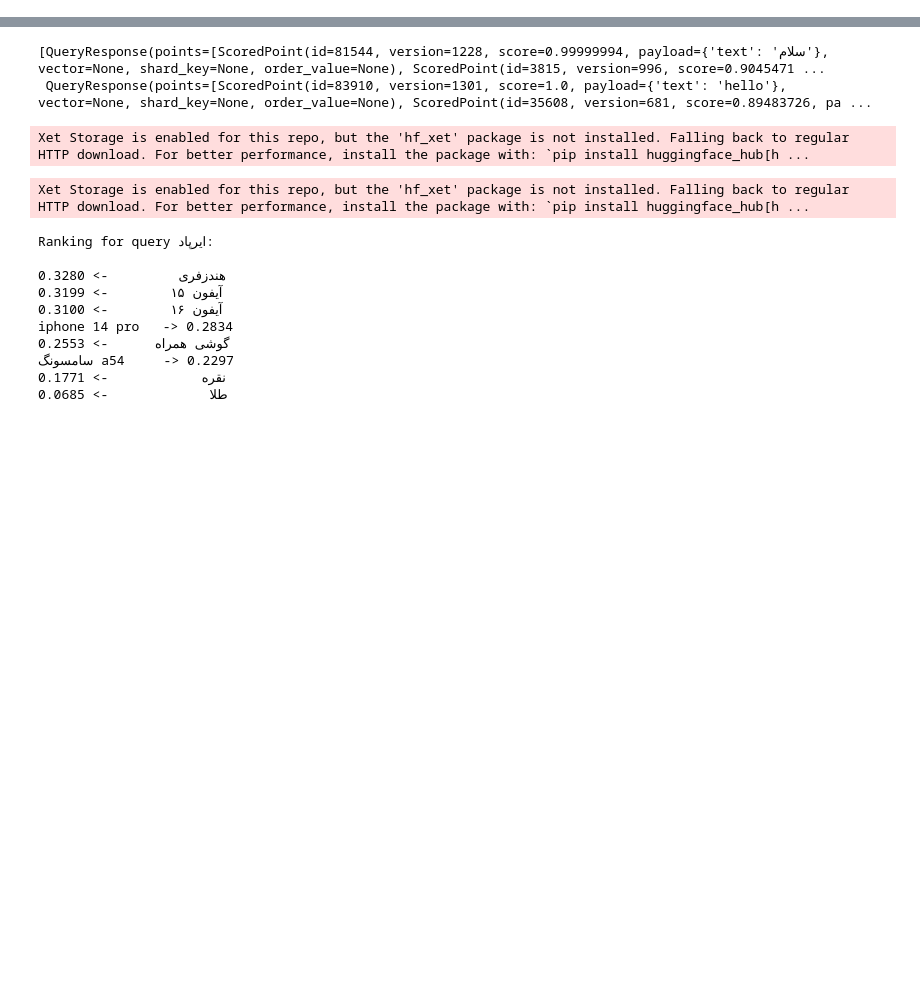
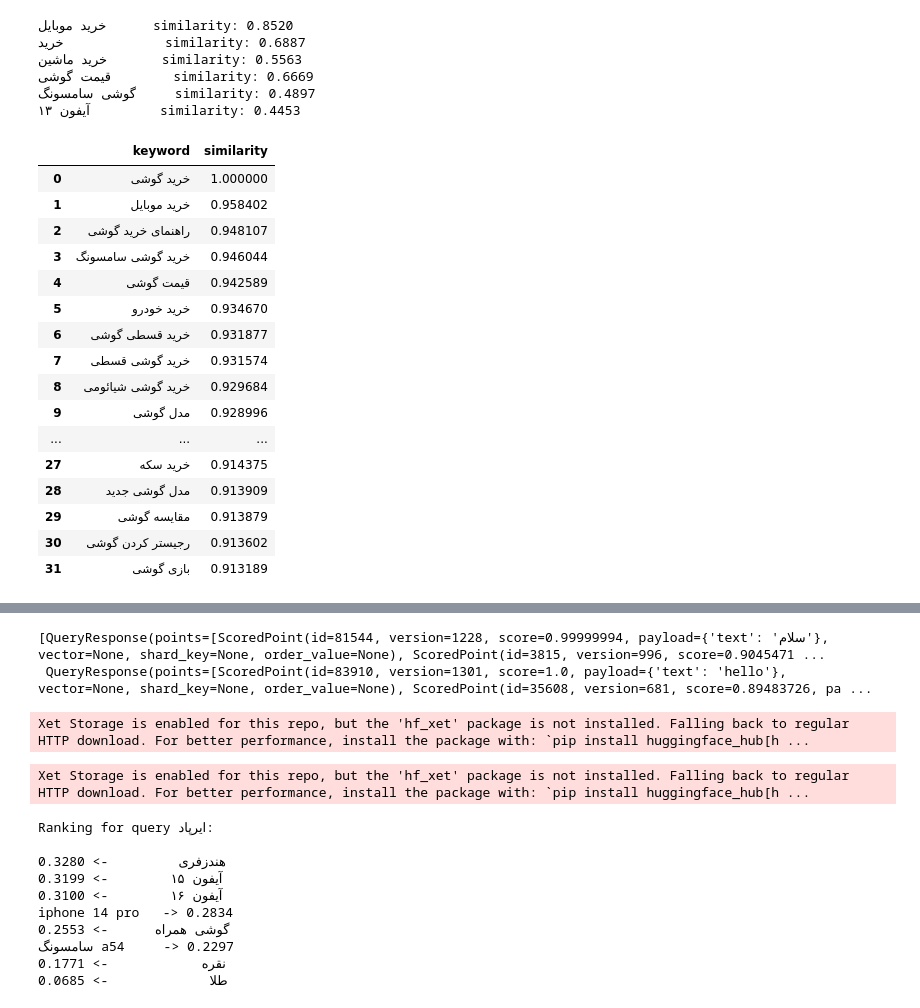
Before and after one commit to khoda81/seo-embeddings, a Jupyter notebook: Playground.ipynb, the cells around one changed output, grey strips where cells are left out. Cells and saved outputs as stored; diff of their text form; code cells hidden in the pictures; blank space fills up the shorter version.

```diff
--- a/Playground.ipynb
+++ b/Playground.ipynb
@@ -0,0 +1,76 @@
+# %%
+import os
+from openai import OpenAI
+import numpy as np
+import dotenv
+
+dotenv.load_dotenv()
+
+client = OpenAI(
+    base_url="https://openrouter.ai/api/v1",
+    api_key=os.environ["OPENROUTER_KEY"],
+)
+# %% [output]
+خرید موبایل      similarity: 0.8520
+خرید             similarity: 0.6887
+خرید ماشین       similarity: 0.5563
+قیمت گوشی        similarity: 0.6669
+گوشی سامسونگ     similarity: 0.4897
+آیفون ۱۳         similarity: 0.4453
+# %%
+import pandas as pd
+
+pd.DataFrame(
+    [
+        {"keyword": "خرید گوشی", "similarity": 1},
+        {"keyword": "خرید موبایل", "similarity": 0.9584024},
+        {"keyword": "راهنمای خرید گوشی", "similarity": 0.9481071},
+        {"keyword": "خرید گوشی سامسونگ", "similarity": 0.9460437},
+        {"keyword": "قیمت گوشی", "similarity": 0.9425894},
+        {"keyword": "خرید خودرو", "similarity": 0.93466973},
+        {"keyword": "خرید قسطی گوشی", "similarity": 0.93187654},
+        {"keyword": "خرید گوشی قسطی", "similarity": 0.9315735},
+        {"keyword": "خرید گوشی شیائومی", "similarity": 0.9296842},
+        {"keyword": "مدل گوشی", "similarity": 0.92899555},
+        {"keyword": "خرید ماشین", "similarity": 0.92860407},
+        {"keyword": "بررسی گوشی", "similarity": 0.9285378},
+        {"keyword": "خرید گوشی اقساطی", "similarity": 0.9273323},
+        {"keyword": "خرید اقساطی گوشی", "similarity": 0.926999},
+        {"keyword": "سایت گوشی", "similarity": 0.9258904},
+        {"keyword": "قیمت گوشی ها", "similarity": 0.92360723},
+        {"keyword": "گوشی جدید", "similarity": 0.9221949},
+        {"keyword": "قیمت گوشی موبایل", "similarity": 0.9197501},
+        {"keyword": "بررسی گوشی ها", "similarity": 0.91826355},
+        {"keyword": "خرید ارز", "similarity": 0.9171839},
+        {"keyword": "گوشی", "similarity": 0.9169458},
+        {"keyword": "بهترین گوشی", "similarity": 0.9168953},
+        {"keyword": "خرید", "similarity": 0.9166404},
+        {"keyword": "گوشی خوب چی بخرم", "similarity": 0.91655195},
+        {"keyword": "خرید تلویزیون", "similarity": 0.91537344},
+        {"keyword": "خرید تبلت", "similarity": 0.91496015},
+        {"keyword": "عکس گوشی", "similarity": 0.9144646},
+        {"keyword": "خرید سکه", "similarity": 0.91437536},
+        {"keyword": "مدل گوشی جدید", "similarity": 0.9139091},
+        {"keyword": "مقایسه گوشی", "similarity": 0.9138793},
+        {"keyword": "رجیستر کردن گوشی", "similarity": 0.91360223},
+        {"keyword": "بازی گوشی", "similarity": 0.9131893},
+    ]
+)
+# %% [output]
+|  | keyword | similarity |
+| 0 | خرید گوشی | 1.000000 |
+| 1 | خرید موبایل | 0.958402 |
+| 2 | راهنمای خرید گوشی | 0.948107 |
+| 3 | خرید گوشی سامسونگ | 0.946044 |
+| 4 | قیمت گوشی | 0.942589 |
+| 5 | خرید خودرو | 0.934670 |
+| 6 | خرید قسطی گوشی | 0.931877 |
+| 7 | خرید گوشی قسطی | 0.931574 |
+| 8 | خرید گوشی شیائومی | 0.929684 |
+| 9 | مدل گوشی | 0.928996 |
+| ... | ... | ... |
+| 27 | خرید سکه | 0.914375 |
+| 28 | مدل گوشی جدید | 0.913909 |
+| 29 | مقایسه گوشی | 0.913879 |
+| 30 | رجیستر کردن گوشی | 0.913602 |
+| 31 | بازی گوشی | 0.913189 |
```
Also changed, not shown: parts of 22 cells of this notebook, 5 other files.
